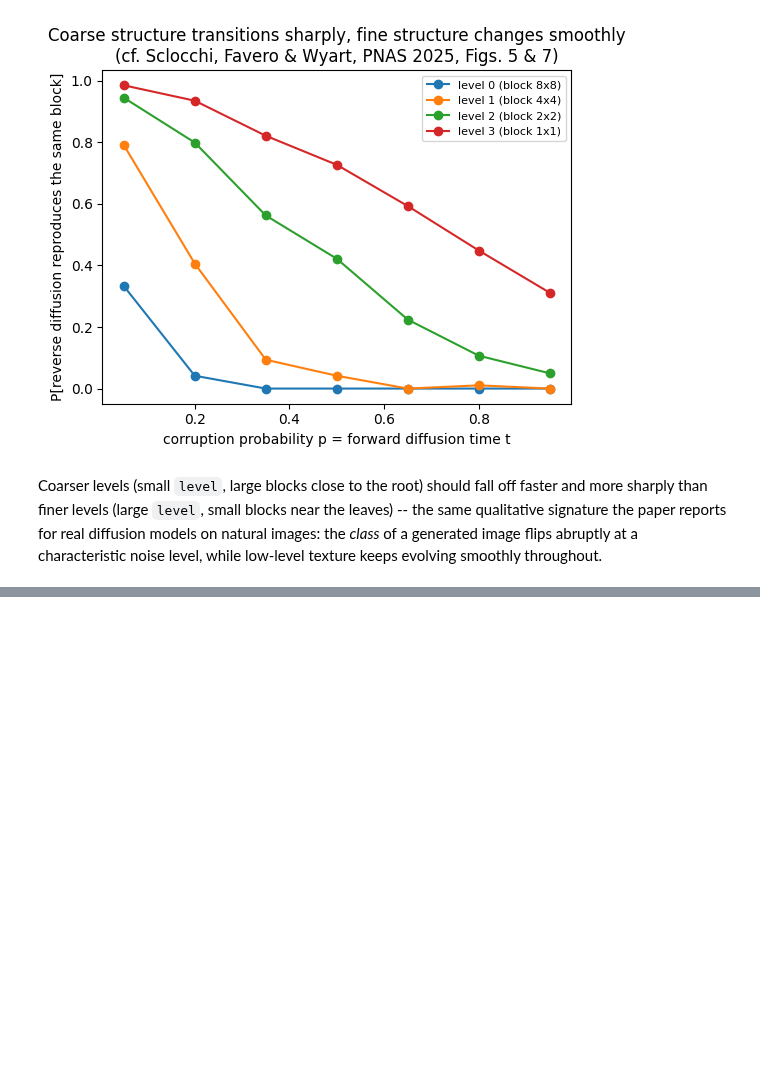
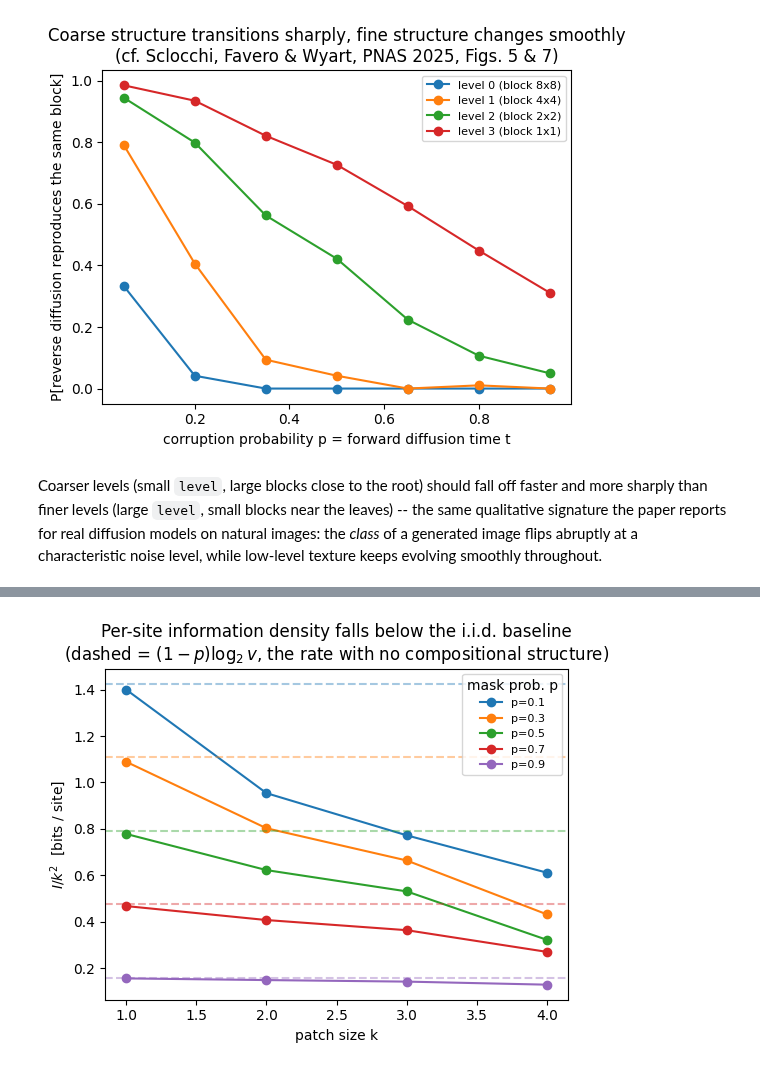
Before and after one commit to henhen724/convolutional_diffusion, a Jupyter notebook: notebooks/random_hierarchy_discrete_score_demo.ipynb, the cells around one changed output, grey strips where cells are left out. Cells and saved outputs as stored; diff of their text form; code cells hidden in the pictures; blank space fills up the shorter version.

```diff
--- a/notebooks/random_hierarchy_discrete_score_demo.ipynb
+++ b/notebooks/random_hierarchy_discrete_score_demo.ipynb
@@ -344,0 +431,18 @@ keeps evolving smoothly throughout.
+# %%
+fig, ax = plt.subplots(figsize=(5.5, 4.5))
+iid_cap_bits = np.log2(mi_v)
+for p in p_values:
+    density = [curves[k][p]["mi_bits"] / (k * k) for k in reliable_k]
+    line, = ax.plot(reliable_k, density, marker="o", label=f"p={p}")
+    ax.axhline((1 - p) * iid_cap_bits, color=line.get_color(), linestyle="--", alpha=0.4)
+ax.set_xlabel("patch size k")
+ax.set_ylabel(r"$I / k^2$  [bits / site]")
+ax.set_title(
+    "Per-site information density falls below the i.i.d. baseline\n"
+    r"(dashed = $(1-p)\log_2 v$, the rate with no compositional structure)"
+)
+ax.legend(title="mask prob. p", fontsize=8)
+plt.tight_layout()
+plt.show()
+# %% [output]
+[figure, added]
```
Also changed, not shown: parts of 10 cells of this notebook, 23 other files.
